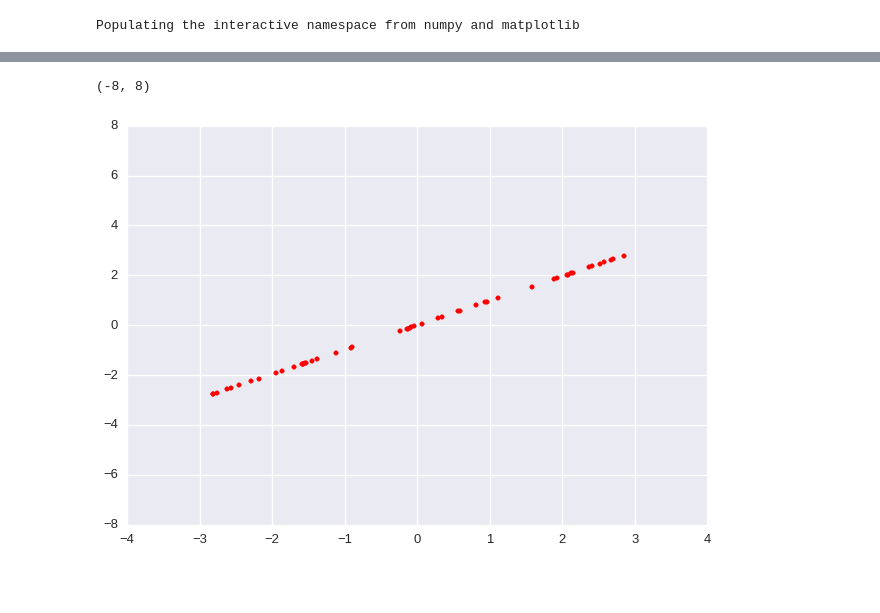
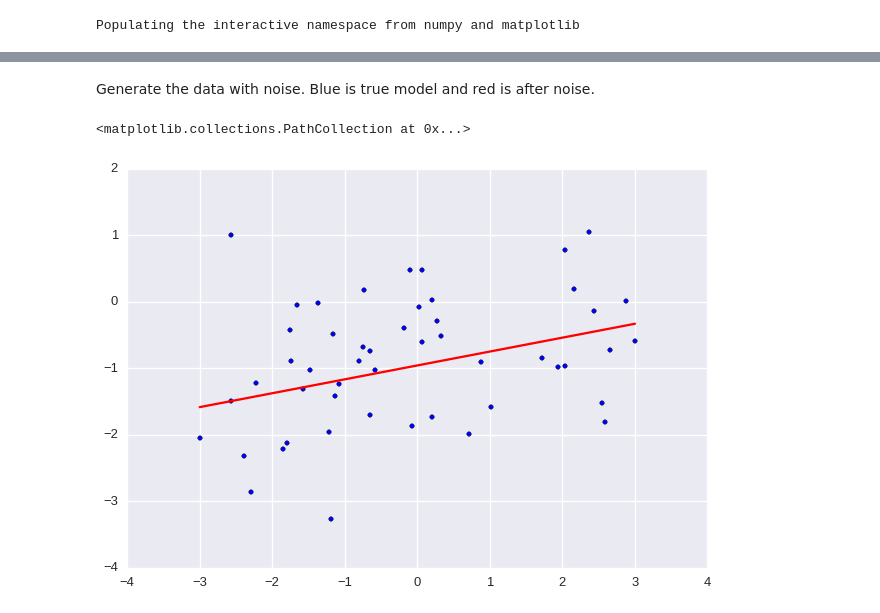
Before and after one commit to harvard-ml-courses/cs181-demos, a Jupyter notebook: BasisRegression.ipynb, the cells around one changed output, grey strips where cells are left out. Cells and saved outputs as stored; diff of their text form; code cells hidden in the pictures; blank space fills up the shorter version.

```diff
--- a/BasisRegression.ipynb
+++ b/BasisRegression.ipynb
@@ -86,8 +62,12 @@ plt.bar(np.arange(d), wts)
-# %%
-#plt.scatter(dx, dy)
-plt.scatter(dx, dy2, color="red")
-#plt.scatter(dx, dy3, color="green")
-plt.ylim([-8,8])
-# %% [output]
-(-8, 8)
-[figure, removed]
+# %% [markdown]
+Generate the data with noise. Blue is true model and red is after noise.
+# %%
+ibeta = 1
+gy   = np.dot(gPhi, wts)
+df   = np.dot(dPhi, wts)
+dy = df + np.sqrt(ibeta)*np.random.normal(size = df.shape) # Add noise
+plt.plot(gx, gy, color="red")
+plt.scatter(dx[:,0],dy[:,0])
+# %% [output]
+<matplotlib.collections.PathCollection at 0x...>
+[figure, added]
```
Also changed, not shown: parts of 14 cells of this notebook.
